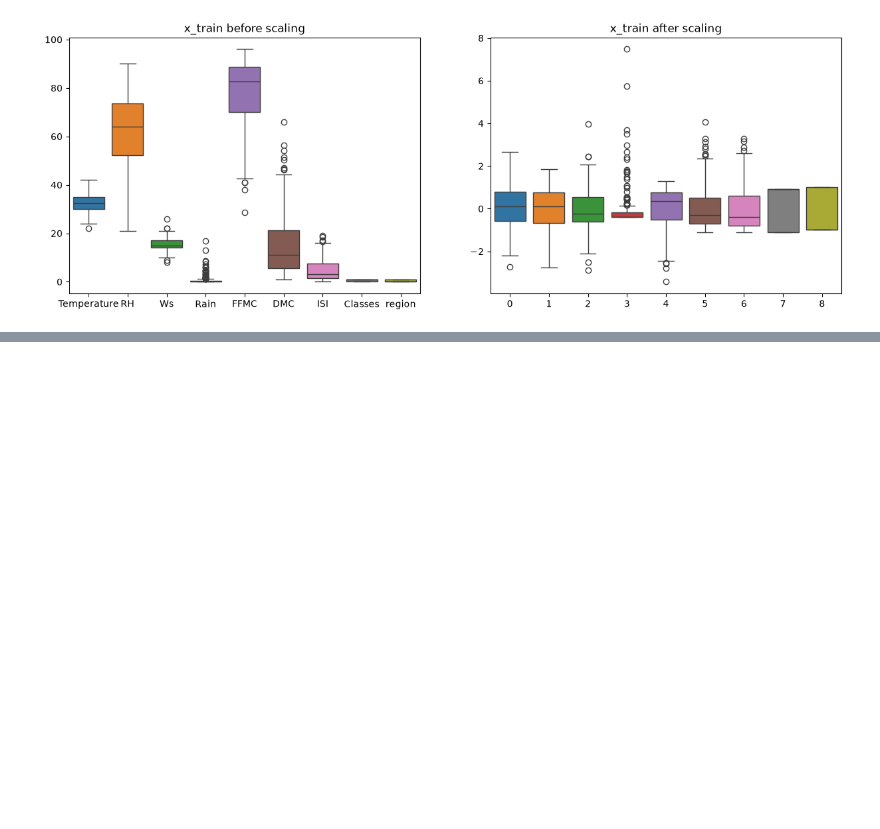
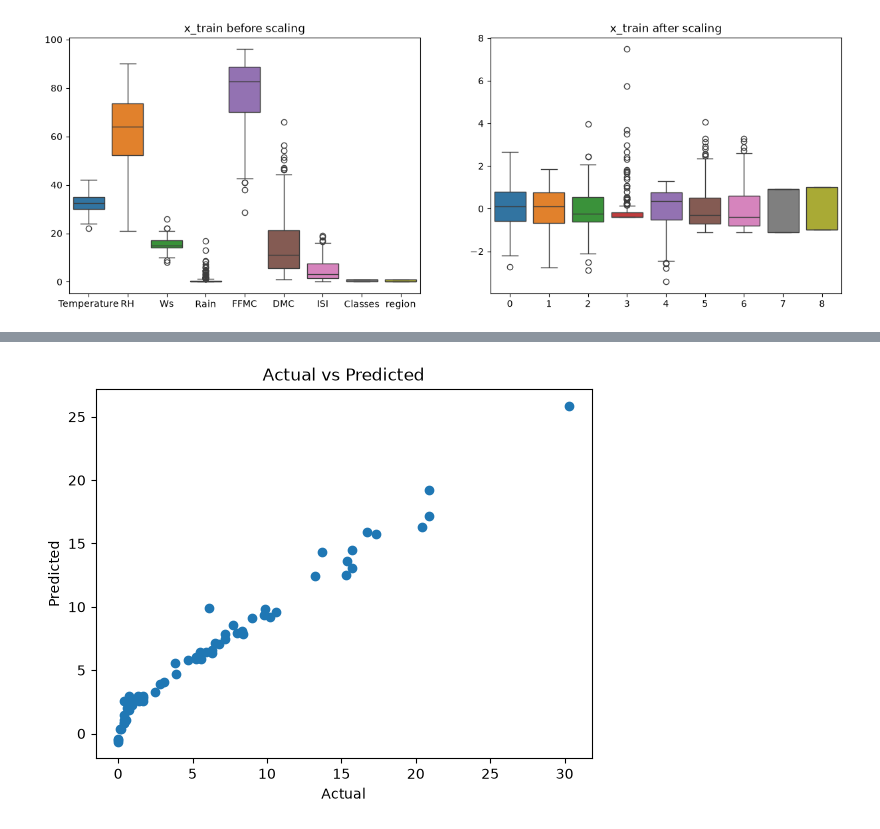
Before and after one commit to Rabiya-gull/Regression-data-analyzation, a Jupyter notebook: model_training.ipynb, the cells around one changed output, grey strips where cells are left out. Drawn from its saved outputs; the diff is of its cells as text; code cells hidden in the pictures; blank space fills up the shorter version.

```diff
--- a/model_training.ipynb
+++ b/model_training.ipynb
@@ -211,0 +249,8 @@ print(r2_score(y_test, y_pred))
+# %%
+plt.scatter(y_test,y_pred_lasso)
+plt.xlabel("Actual")
+plt.ylabel("Predicted")
+plt.title("Actual vs Predicted")
+plt.show()
+# %% [output]
+[figure, added]
```
Also changed, not shown: parts of 5 cells of this notebook.
